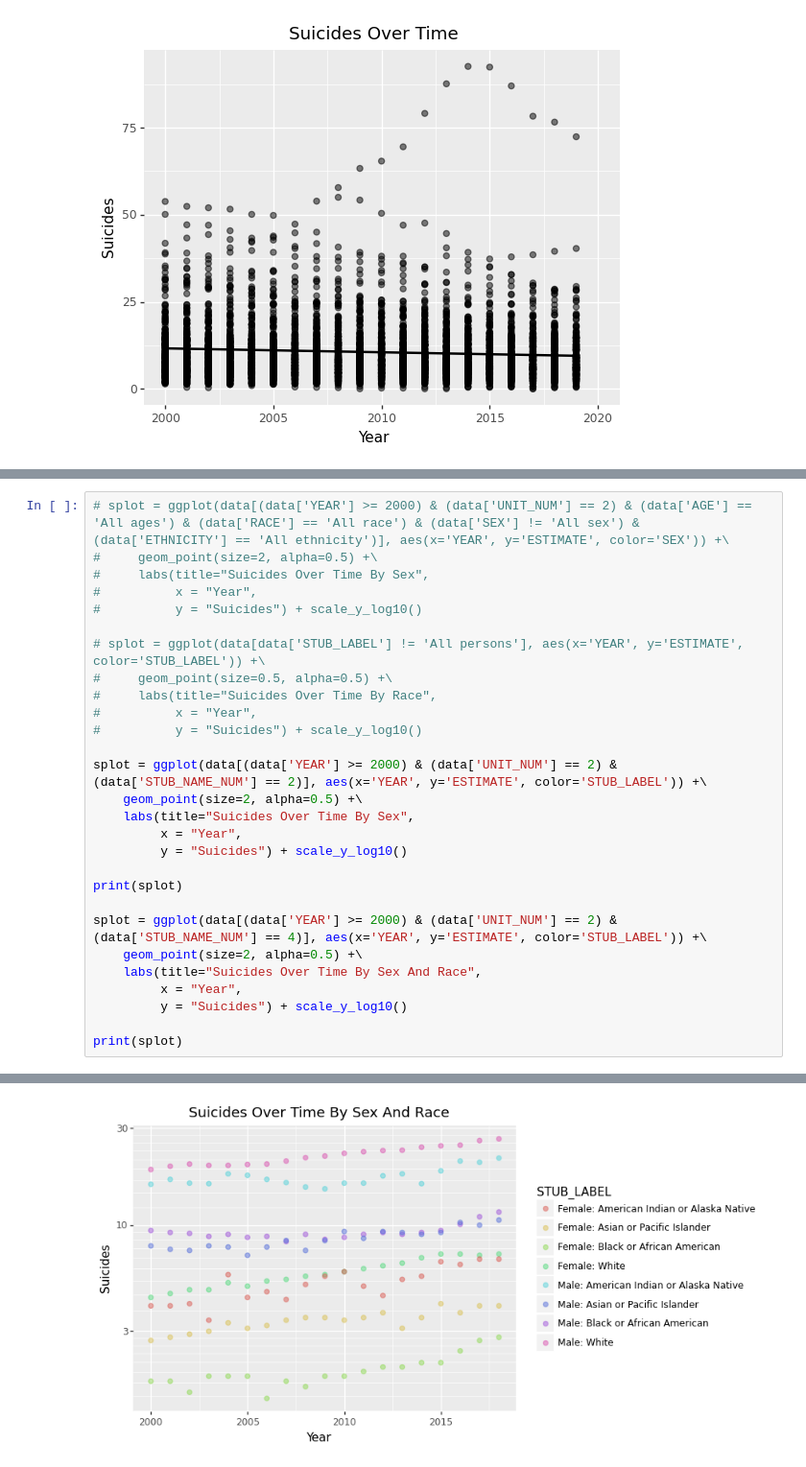
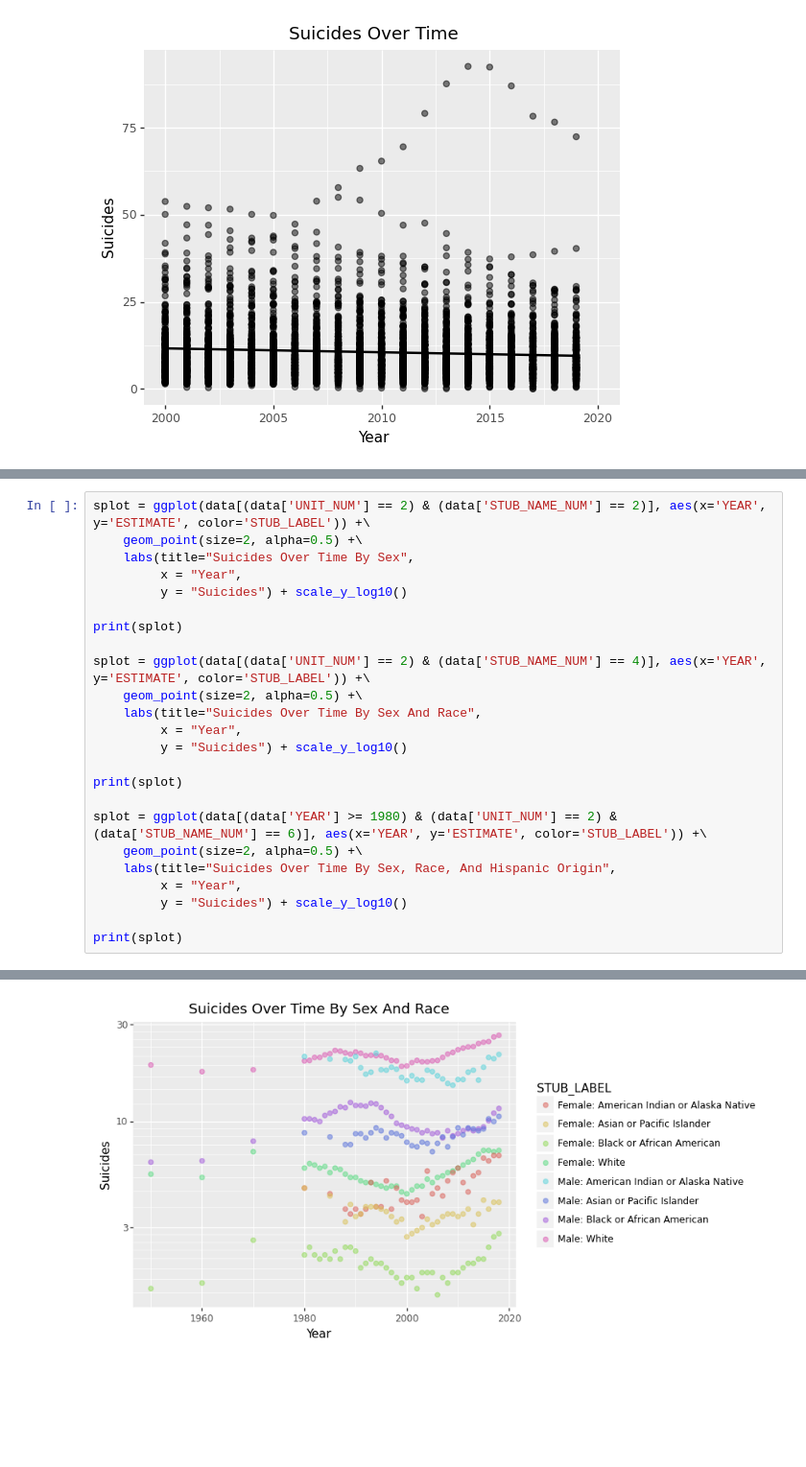
Before and after one commit to wadoodbutt/wadoodbutt.github.io, a Jupyter notebook: final_tutorial.ipynb, the cells around one changed output, grey strips where cells are left out. Shown at 96% size. Drawn from its saved outputs; the diff is of its cells as text; blank space fills up the shorter version.

```diff
--- a/final_tutorial.ipynb
+++ b/final_tutorial.ipynb
@@ -217,17 +201,5 @@ display(data)
 # %%
-# splot = ggplot(data[(data['YEAR'] >= 2000) & (data['UNIT_NUM'] == 2) & (data['AGE'] == 'All ages') & (data['RACE'] == 'All race') & (data['SEX'] != 'All sex') & (data['ETHNICITY'] == 'All ethnicity')], aes(x='YEAR', y='ESTIMATE', color='SEX')) +\
-#     geom_point(size=2, alpha=0.5) +\
-#     labs(title="Suicides Over Time By Sex",
-#          x = "Year",
-#          y = "Suicides") + scale_y_log10()
-
-# splot = ggplot(data[data['STUB_LABEL'] != 'All persons'], aes(x='YEAR', y='ESTIMATE', color='STUB_LABEL')) +\
-#     geom_point(size=0.5, alpha=0.5) +\
-#     labs(title="Suicides Over Time By Race",
-#          x = "Year",
-#          y = "Suicides") + scale_y_log10()
-
-splot = ggplot(data[(data['YEAR'] >= 2000) & (data['UNIT_NUM'] == 2) & (data['STUB_NAME_NUM'] == 2)], aes(x='YEAR', y='ESTIMATE', color='STUB_LABEL')) +\
+splot = ggplot(data[(data['UNIT_NUM'] == 2) & (data['STUB_NAME_NUM'] == 2)], aes(x='YEAR', y='ESTIMATE', color='STUB_LABEL')) +\
     geom_point(size=2, alpha=0.5) +\
     labs(title="Suicides Over Time By Sex",
          x = "Year",
@@ -235,11 +207,19 @@ splot = ggplot(data[(data['YEAR'] >= 2000) & (data['UNIT_NUM'] == 2) & (data['ST
 
 print(splot)
 
-splot = ggplot(data[(data['YEAR'] >= 2000) & (data['UNIT_NUM'] == 2) & (data['STUB_NAME_NUM'] == 4)], aes(x='YEAR', y='ESTIMATE', color='STUB_LABEL')) +\
+splot = ggplot(data[(data['UNIT_NUM'] == 2) & (data['STUB_NAME_NUM'] == 4)], aes(x='YEAR', y='ESTIMATE', color='STUB_LABEL')) +\
     geom_point(size=2, alpha=0.5) +\
     labs(title="Suicides Over Time By Sex And Race",
          x = "Year",
          y = "Suicides") + scale_y_log10()
 
 print(splot)
+
+splot = ggplot(data[(data['YEAR'] >= 1980) & (data['UNIT_NUM'] == 2) & (data['STUB_NAME_NUM'] == 6)], aes(x='YEAR', y='ESTIMATE', color='STUB_LABEL')) +\
+    geom_point(size=2, alpha=0.5) +\
+    labs(title="Suicides Over Time By Sex, Race, And Hispanic Origin",
+         x = "Year",
+         y = "Suicides") + scale_y_log10()
+
+print(splot)
 # %% [output]
@@ -247 +227 @@ print(splot)
-[figure, old version]
+[figure, new version]
```
Also changed, not shown: parts of 8 cells of this notebook.
